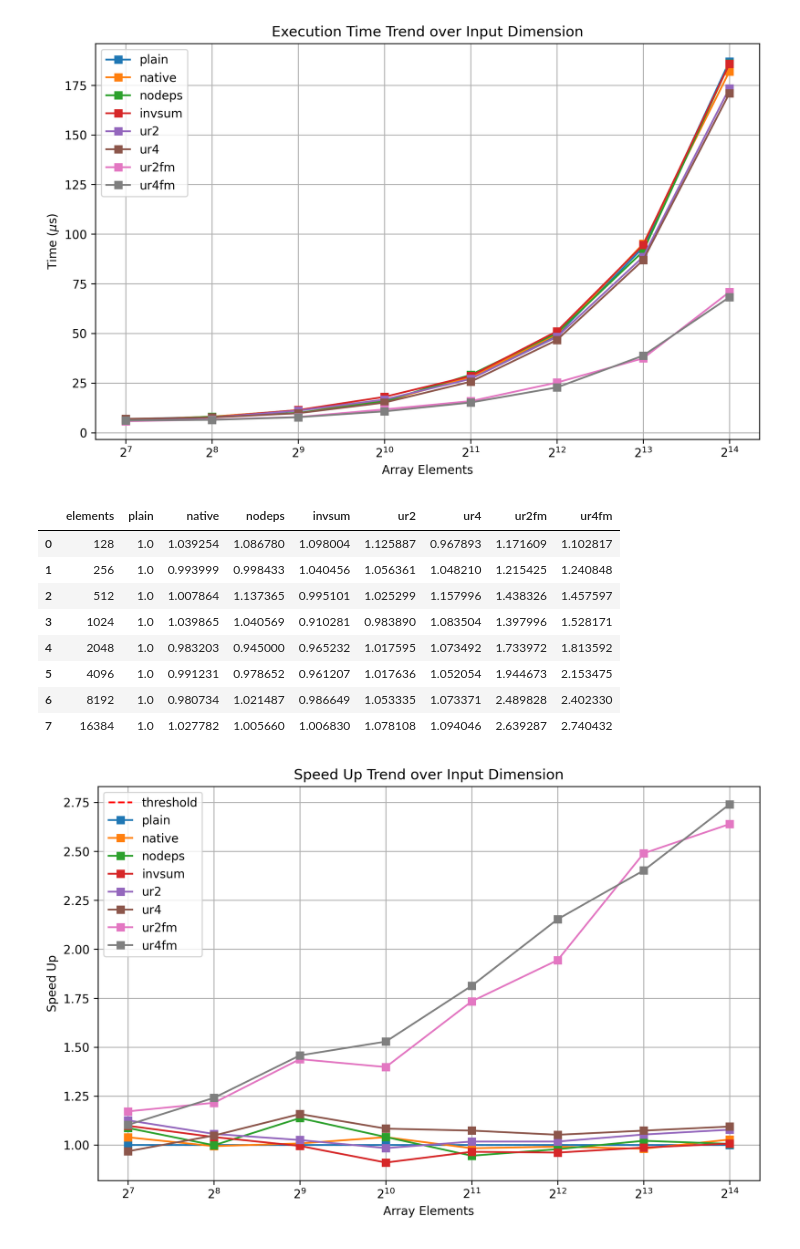
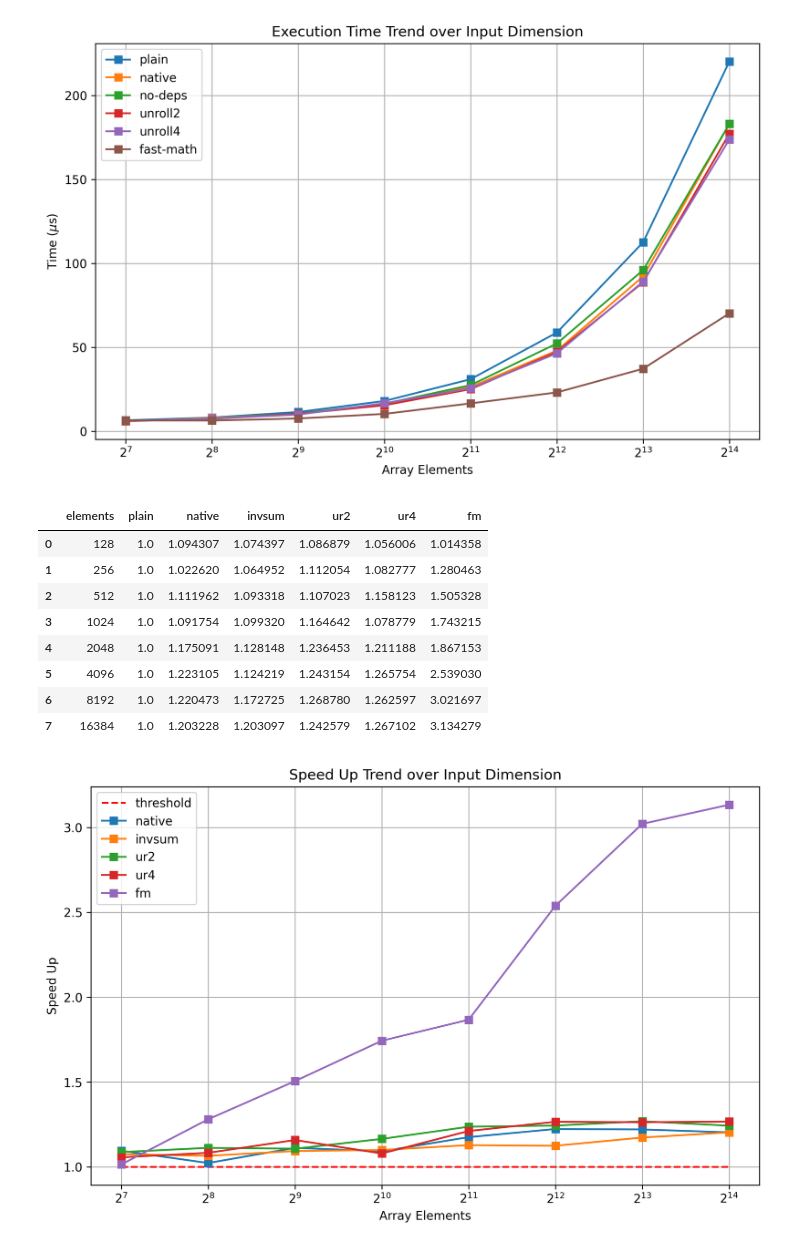
Before and after one commit to FedericoBustaffa/master, a Jupyter notebook: spm/assignment1/notebook.ipynb, the cells around one changed output. Saved outputs shown, nothing was run; the diff lists cells and outputs as text; code cells hidden in the pictures.

Commit message:
results

```diff
--- a/spm/assignment1/notebook.ipynb
+++ b/spm/assignment1/notebook.ipynb
@@ -3,23 +3,19 @@ import pandas as pd
 
 
 plain = pd.read_csv("results/plain.csv")
-native = pd.read_csv("results/native.csv")
-nodeps = pd.read_csv("results/native_deps.csv")
-invsum = pd.read_csv("results/native_deps_invsum.csv")
-ur2 = pd.read_csv("results/native_deps_invsum_ur2.csv")
-ur4 = pd.read_csv("results/native_deps_invsum_ur4.csv")
-ur2fm = pd.read_csv("results/native_deps_invsum_ur2_fm.csv")
-ur4fm = pd.read_csv("results/native_deps_invsum_ur4_fm.csv")
+native = pd.read_csv("results/opt3.csv")
+invsum = pd.read_csv("results/invsum.csv")
+ur2 = pd.read_csv("results/unroll2.csv")
+ur4 = pd.read_csv("results/unroll4.csv")
+fm = pd.read_csv("results/fastmath.csv")
 
 df = plain
 df.rename(columns={"time": "plain"}, inplace=True)
 df["plain"] = df["plain"] * 1e6
 df["native"] = native["time"] * 1e6
-df["nodeps"] = nodeps["time"] * 1e6
-df["invsum"] = invsum["time"] * 1e6
-df["ur2"] = ur2["time"] * 1e6
-df["ur4"] = ur4["time"] * 1e6
-df["ur2fm"] = ur2fm["time"] * 1e6
-df["ur4fm"] = ur4fm["time"] * 1e6
+df["no-deps"] = invsum["time"] * 1e6
+df["unroll2"] = ur2["time"] * 1e6
+df["unroll4"] = ur4["time"] * 1e6
+df["fast-math"] = fm["time"] * 1e6
 df
 # %% [output]
@@ -56,7 +52,7 @@ plt.legend()
 plt.savefig("time.svg")
 plt.show()
 # %% [output]
-[figure, old version]
+[figure, new version]
 # %%
 speedup_df = df.copy()
 for c in speedup_df.columns:
@@ -65,32 +61,33 @@ for c in speedup_df.columns:
 
 speedup_df
 # %% [output]
-|  | elements | plain | native | nodeps | invsum | ur2 | ur4 | ur2fm | ur4fm |
-| 0 | 128 | 1.0 | 1.039254 | 1.086780 | 1.098004 | 1.125887 | 0.967893 | 1.171609 | 1.102817 |
-| 1 | 256 | 1.0 | 0.993999 | 0.998433 | 1.040456 | 1.056361 | 1.048210 | 1.215425 | 1.240848 |
-| 2 | 512 | 1.0 | 1.007864 | 1.137365 | 0.995101 | 1.025299 | 1.157996 | 1.438326 | 1.457597 |
-| 3 | 1024 | 1.0 | 1.039865 | 1.040569 | 0.910281 | 0.983890 | 1.083504 | 1.397996 | 1.528171 |
-| 4 | 2048 | 1.0 | 0.983203 | 0.945000 | 0.965232 | 1.017595 | 1.073492 | 1.733972 | 1.813592 |
-| 5 | 4096 | 1.0 | 0.991231 | 0.978652 | 0.961207 | 1.017636 | 1.052054 | 1.944673 | 2.153475 |
-| 6 | 8192 | 1.0 | 0.980734 | 1.021487 | 0.986649 | 1.053335 | 1.073371 | 2.489828 | 2.402330 |
-| 7 | 16384 | 1.0 | 1.027782 | 1.005660 | 1.006830 | 1.078108 | 1.094046 | 2.639287 | 2.740432 |
+|  | elements | plain | native | invsum | ur2 | ur4 | fm |
+| 0 | 128 | 1.0 | 1.094307 | 1.074397 | 1.086879 | 1.056006 | 1.014358 |
+| 1 | 256 | 1.0 | 1.022620 | 1.064952 | 1.112054 | 1.082777 | 1.280463 |
+| 2 | 512 | 1.0 | 1.111962 | 1.093318 | 1.107023 | 1.158123 | 1.505328 |
+| 3 | 1024 | 1.0 | 1.091754 | 1.099320 | 1.164642 | 1.078779 | 1.743215 |
+| 4 | 2048 | 1.0 | 1.175091 | 1.128148 | 1.236453 | 1.211188 | 1.867153 |
+| 5 | 4096 | 1.0 | 1.223105 | 1.124219 | 1.243154 | 1.265754 | 2.539030 |
+| 6 | 8192 | 1.0 | 1.220473 | 1.172725 | 1.268780 | 1.262597 | 3.021697 |
+| 7 | 16384 | 1.0 | 1.203228 | 1.203097 | 1.242579 | 1.267102 | 3.134279 |
 # %%
 plt.figure(figsize=(10, 6), dpi=300)
 plt.title("Speed Up Trend over Input Dimension")
 
 # threshold of good speed up
 plt.plot([128, 16384], [1.0, 1.0], "r--", label="threshold")
 
 for label in labels:
-    plt.plot(speedup_df["elements"], speedup_df[label], marker="s", label=label)
+    if label != "plain":
+        plt.plot(speedup_df["elements"], speedup_df[label], marker="s", label=label)
 
 plt.xlabel("Array Elements")
 plt.ylabel("Speed Up")
 
 plt.xscale("log", base=2)
 plt.grid()
 plt.legend()
 plt.savefig("speed_up.svg")
 plt.show()
 # %% [output]
-[figure, old version]
+[figure, new version]
```
Also changed, not shown: parts of 1 cell of this notebook, 20 other files.
